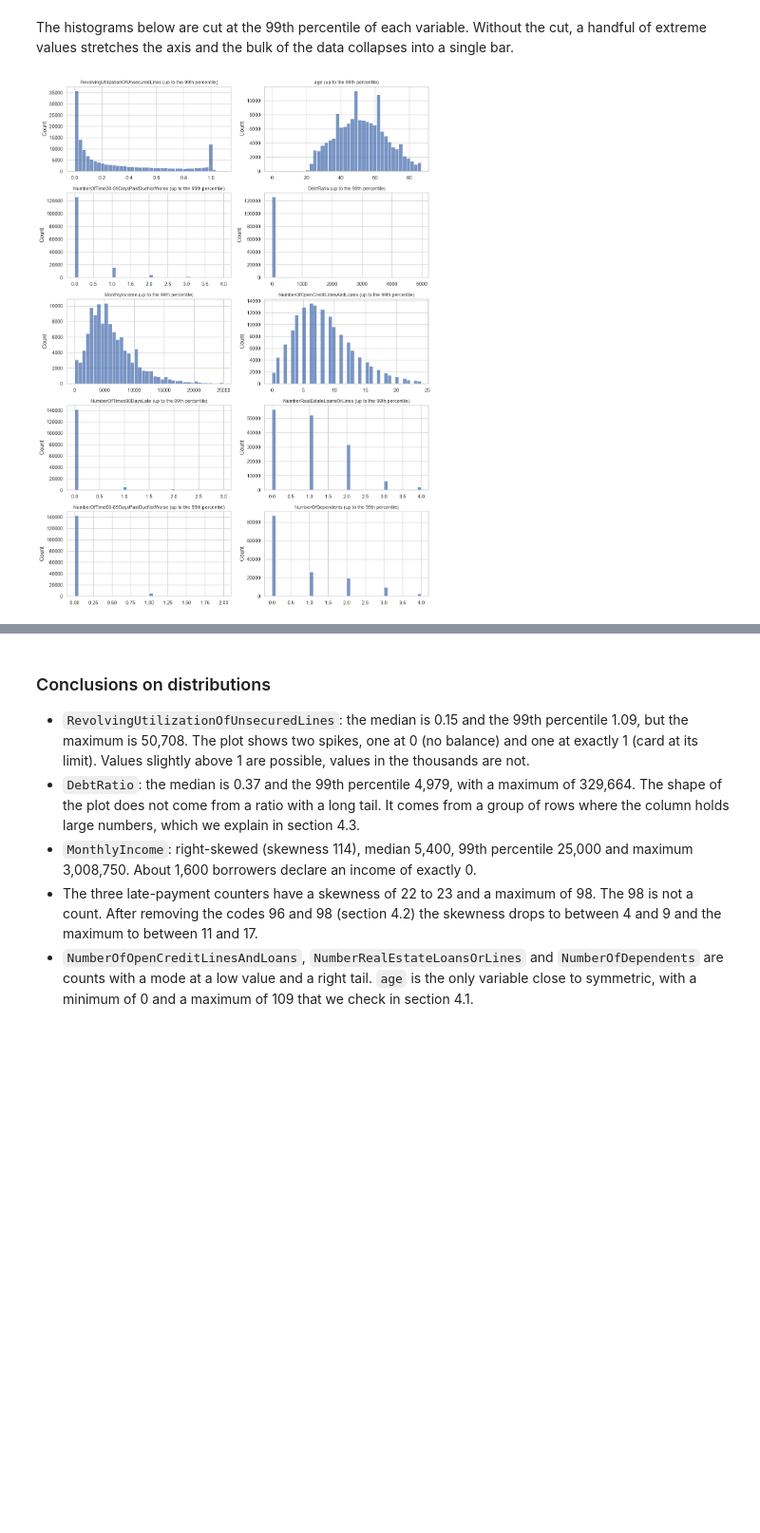
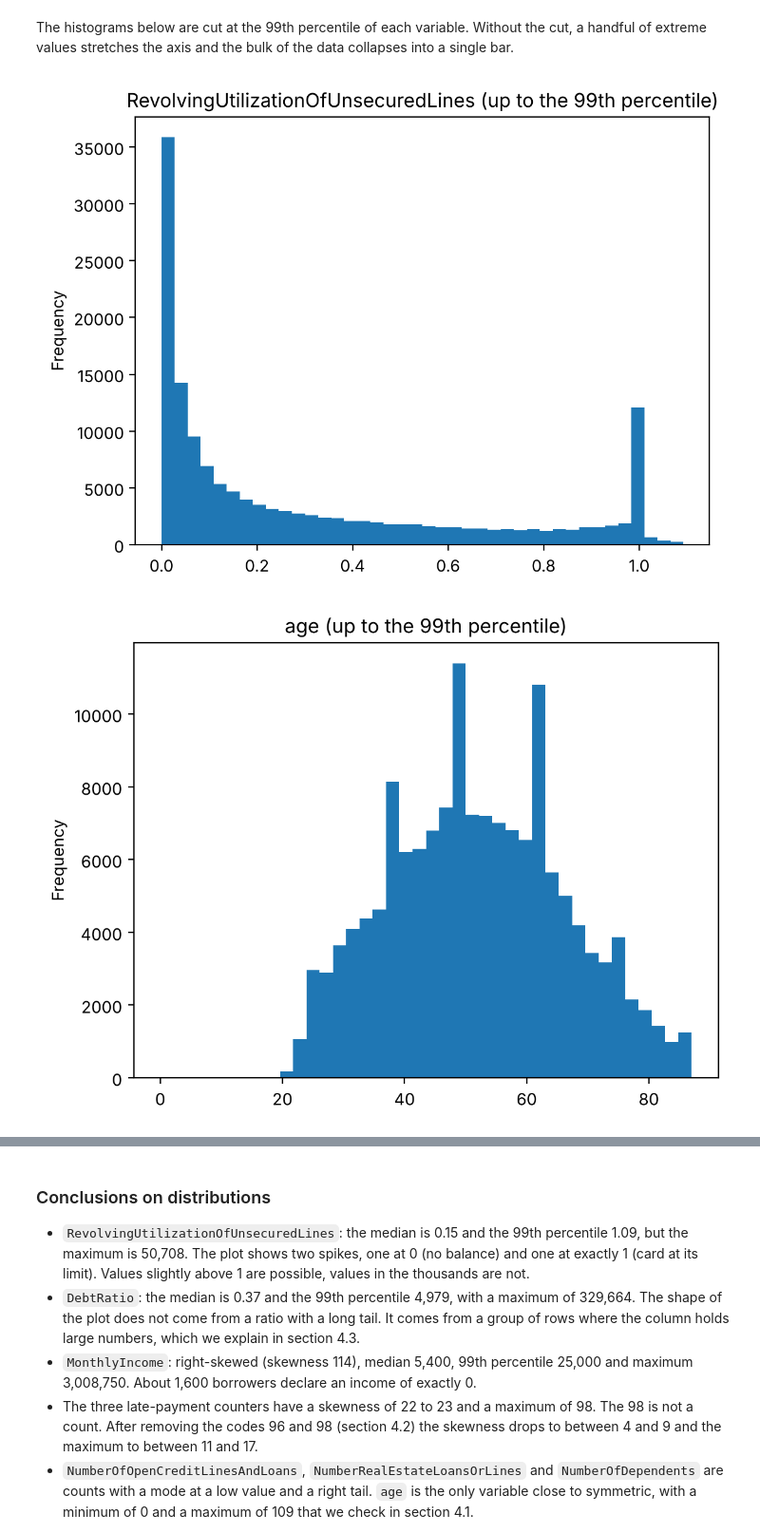
Before and after one commit to CarlosCUNEF/machine_learning_assignment, a Jupyter notebook: notebooks/01_EDA.ipynb, the cells around one changed output, grey strips where cells are left out. Shown at 95% size. Drawn from its saved outputs; the diff is of its cells as text; code cells hidden in the pictures; blank space fills up the shorter version.

```diff
--- a/notebooks/01_EDA.ipynb
+++ b/notebooks/01_EDA.ipynb
@@ -187,18 +204,3 @@ The target is imbalanced: 10,026 customers (6.68%) had a serious delinquency and
 The `describe()` above already shows values that do not fit: an age of 0, a maximum of 98 in the three late-payment counters, a `RevolvingUtilizationOfUnsecuredLines` of 50,708 and a `DebtRatio` of 329,664. We add the skewness and the 1st and 99th percentiles. A large gap between the 99th percentile and the maximum points to extreme values or errors.
 
 The imputation and the corrections are decided in these sections but any statistic used to fill a gap (a median, for example) will be computed on the training set only, after the split, so that no information from the test set leaks into the model.
-# %%
-# Names used in the rest of the notebook
-TARGET = "SeriousDlqin2yrs"
-FEATURES = [c for c in df.columns if c != TARGET]
-LATE_COLS = [
-    "NumberOfTime30-59DaysPastDueNotWorse",
-    "NumberOfTime60-89DaysPastDueNotWorse",
-    "NumberOfTimes90DaysLate",
-]
-sns.set_theme(style="whitegrid")
-
-summary = df[FEATURES].describe(percentiles=[0.01, 0.5, 0.99]).T
-summary["skew"] = df[FEATURES].skew()
-summary["n_unique"] = df[FEATURES].nunique()
-summary.round(2)
@@ -216,0 +207,6 @@ summary.round(2)
+# %%
+# Explanatory variables (all the columns except the target)
+FEATURES = df.drop(columns="SeriousDlqin2yrs").columns.tolist()
+
+# The three late-payment counters, used several times below
+LATE_COLS = ["NumberOfTime30-59DaysPastDueNotWorse", "NumberOfTime60-89DaysPastDueNotWorse", "NumberOfTimes90DaysLate"]
@@ -217,14 +241,12 @@ summary.round(2)
 # %% [markdown]
 The histograms below are cut at the 99th percentile of each variable. Without the cut, a handful of extreme values stretches the axis and the bulk of the data collapses into a single bar.
-# %%
-fig, axes = plt.subplots(5, 2, figsize=(12, 16))
-for ax, col in zip(axes.ravel(), FEATURES):
-    s = df[col].dropna()
-    upper = s.quantile(0.99)
-    sns.histplot(s[s <= upper], bins=40, ax=ax)
-    ax.set_title(f"{col} (up to the 99th percentile)", fontsize=10)
-    ax.set_xlabel("")
-plt.tight_layout()
-plt.show()
-# %% [output]
-[figure, removed]
+# %%
+# One histogram per variable, cut at its 99th percentile
+for col in FEATURES:
+    upper = df[col].quantile(0.99)
+    df[df[col] <= upper][col].plot.hist(bins=40)
+    plt.title(col + " (up to the 99th percentile)")
+    plt.show()
+# %% [output]
+[figure, added]
+[figure, added]
```
Also changed, not shown: parts of 90 cells of this notebook, 1 other file.
